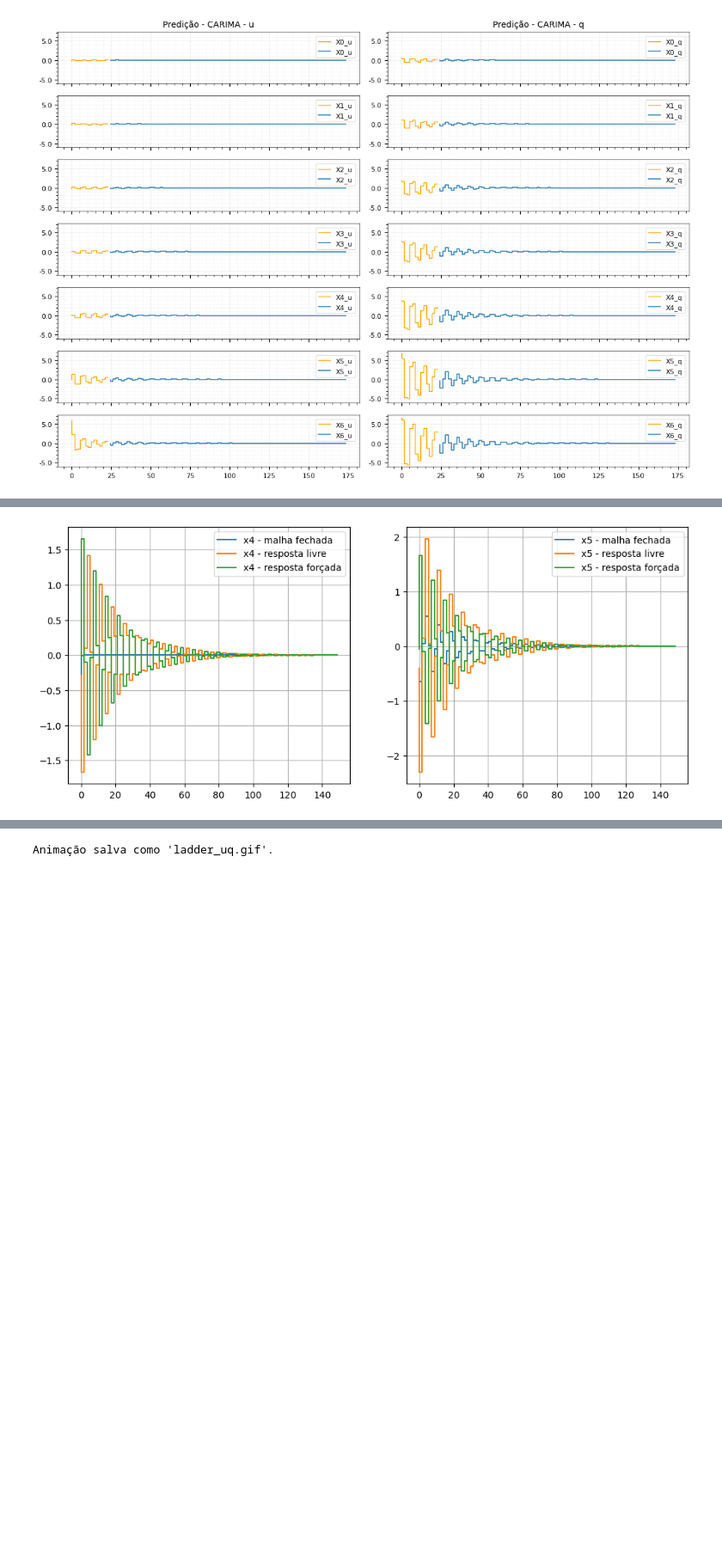
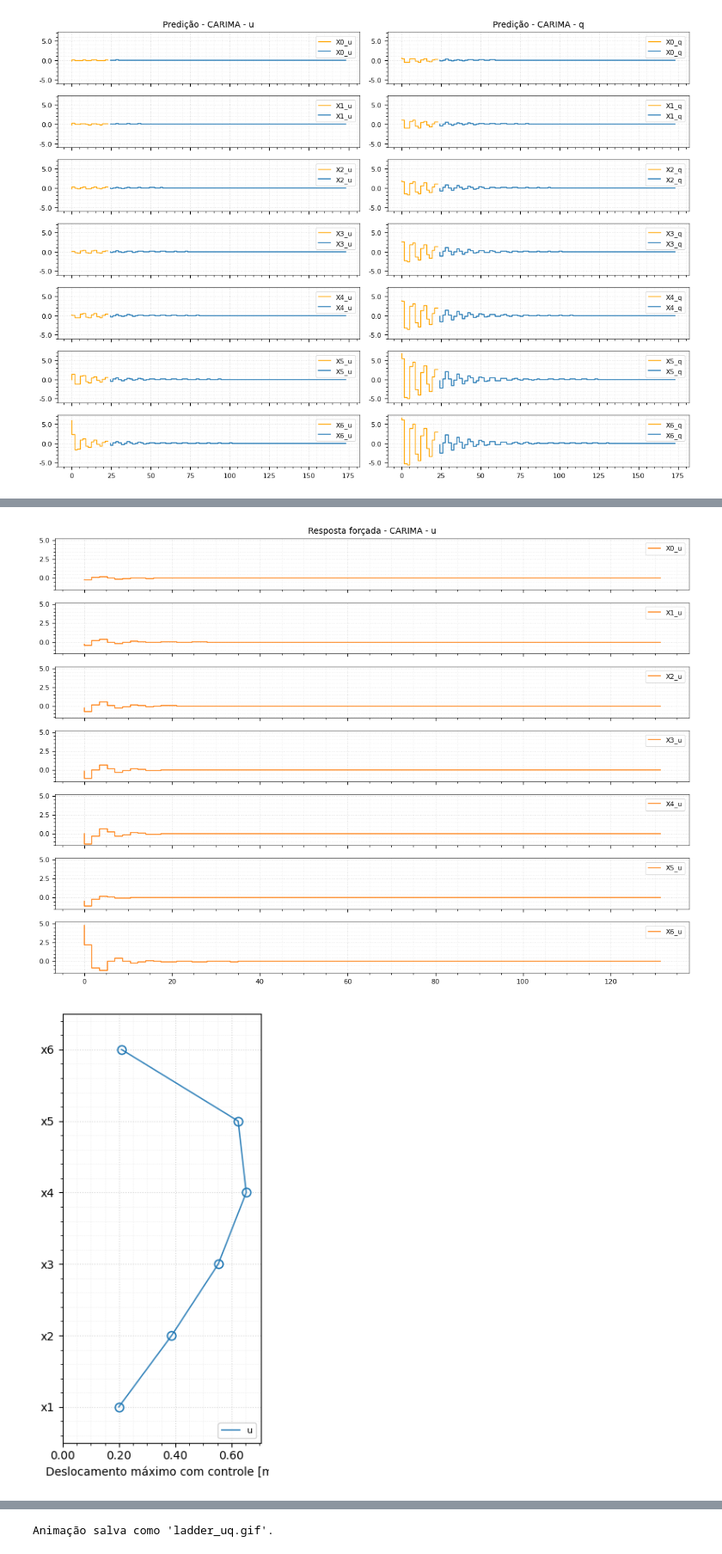
Before and after one commit to AlisonTristao/renovaveis, a Jupyter notebook: model.ipynb, the cells around one changed output, grey strips where cells are left out. Shown at 86% size. Drawn from its saved outputs; the diff is of its cells as text; code cells hidden in the pictures; blank space fills up the shorter version.

Commit message:
controle indo

```diff
--- a/model.ipynb
+++ b/model.ipynb
@@ -223,7 +223,7 @@ def plot_ladder_uq(time, y_matriz, col_name=("u","q"), x_label="Deslocamento"):
         Xpad = 1.08 * (Xmax if Xmax > 0 else 1.0)
         ax.set_xlim(0, Xpad)
 
-        ax.legend(handles=handles, loc='lower right', title="Colunas")
+        ax.legend(handles=handles, loc='lower right')
 
     plt.tight_layout()
     plt.show()
@@ -580,46 +584,38 @@ plot(time, y_pred, "Predição - CARIMA", cols_name, time_aux=time, y_matriz_aux
 # %%
 # ponderação nas ações de controle
-alpha = 0.0
+alpha = 5.0
 N_y = len(time)
 N_u = len(time)
 
 R = np.eye(N_u) * alpha
 Q = np.eye(N_u) # monovariavel - delta é fixo = 1
 
 F, G = generate_matrices(H_z_matriz[n_node-1][0], N_u, N_y)
 
 # solution of quadratic problem
 K = np.linalg.inv(G.T @ G + R) @ G.T
 
 # solucao do sistema (free para a massa da nacele)
-x0_free = y_pred[n_node-2][1][0]
+x0_free = y_pred[n_node-1][1][0].copy()
 u_opt = -K @ x0_free
 
-# calcula a resposta forçada
-x0_forced = G @ u_opt
+# calcula a resposta forçada para todos os x
+y_controled = [[] for _ in range(H.rows)]
 
-# resposta total
-x0 = x0_free + x0_forced
-
-x1_free = y_pred[n_node-1][1][0]
-x1_forced = G @ u_opt
-x1 = x1_free + x1_forced
+for i in range(H.rows):
+        j = 0
+        H_ij = H_z_matriz[i][j]
+        y_free = y_pred[i][1][0]
+        F_ij, G_ij = generate_matrices(H_ij, N_u, N_y)
+        y_forced = G_ij @ u_opt
+        y_total = y_free + y_forced
+        y_plot1 = [y_total[:-10], "X{}_{}".format(i, cols_name[j]), 'C1', None]
+        y_controled[i].append(y_plot1)
 
 # plot
-fig, ax = plt.subplots(1, 2, figsize=(12, 5))
-
-ax[0].step(time, x0, label='x{} - malha fechada'.format(n_node-2))
-ax[0].step(time, x0_free, label='x{} - resposta livre'.format(n_node-2))
-ax[0].step(time, x0_forced, label='x{} - resposta forçada'.format(n_node-2))
-
-ax[1].step(time, x1, label='x{} - malha fechada'.format(n_node-1))
-ax[1].step(time, x1_free, label='x{} - resposta livre'.format(n_node-1))
-ax[1].step(time, x1_forced, label='x{} - resposta forçada'.format(n_node-1))
-
-for a in ax:
-    a.grid()
-    a.legend()
-plt.show()
+plot(time[:-10], y_controled, "Resposta forçada - CARIMA", cols_name)
+plot_ladder_uq(time[:-10], y_controled[:-1], col_name=cols_name, x_label="Deslocamento máximo com controle [m]")
 # %% [output]
-[figure, old version]
+[figure, new version]
+[figure, added]
 # %%
```
Also changed, not shown: parts of 4 cells of this notebook, 2 other files.
